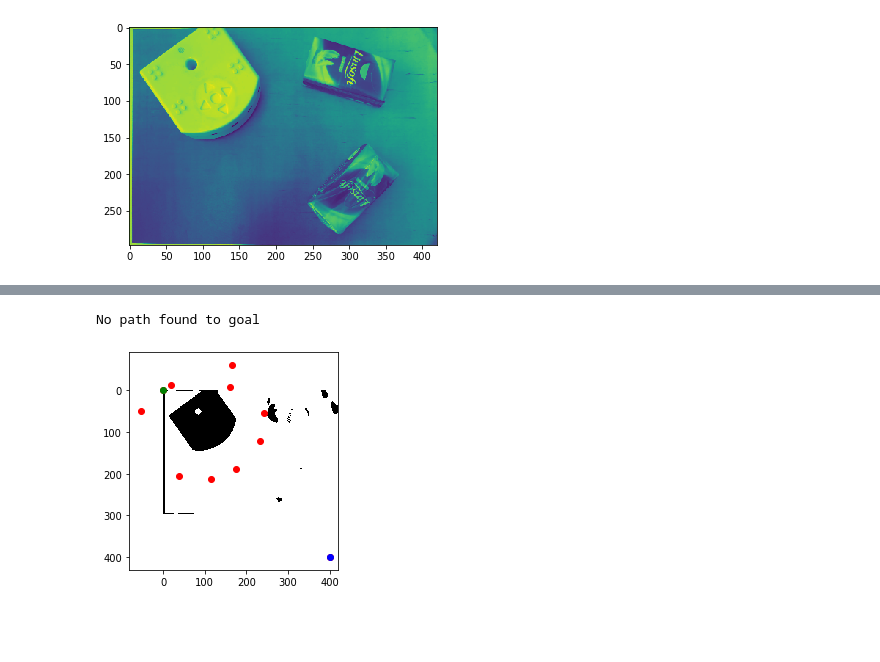
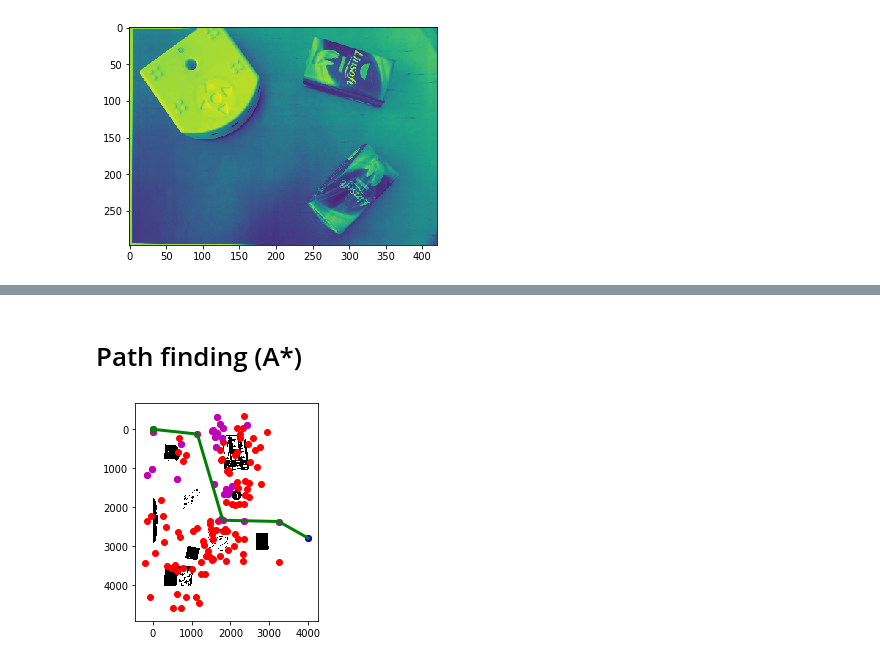
Before and after one commit to RaphLins/basics_of_MB_project, a Jupyter notebook: path_planning_A_star.ipynb, the cells around one changed output, grey strips where cells are left out. Cells and saved outputs as stored; diff of their text form; code cells hidden in the pictures; blank space fills up the shorter version.

Commit message:
A star cleanup

```diff
--- a/path_planning_A_star.ipynb
+++ b/path_planning_A_star.ipynb
@@ -34,5 +36,6 @@ n= len(board)
 for i in range(n):
     vertice1 = board[i][0]
     vertice2 = board[(i+1)%n][0]
-    plt.plot((vertice1[0], vertice2[0]), (vertice1[1], vertice2[1]), 'b')
+    plt.scatter(vertice1[0], vertice1[1], c='r')
+    plt.plot((vertice1[0], vertice2[0]), (vertice1[1], vertice2[1]), 'r')
 # %% [output]
@@ -197,0 +205,7 @@ for node in graph:
+# %%
+plt.imshow(threshold, cmap='Greys')
+
+graph = Graph(way_points)
+
+for node in graph.nodes:
+    node.plot()
@@ -198,3 +214,5 @@ for node in graph:
+# %% [markdown]
+# Path finding (A*)
 # %%
 def distance(node1, node2):
     return sqrt((node1.x-node2.x)**2 + (node1.y - node2.y)**2)
@@ -202,6 +220,10 @@ def distance(node1, node2):
 ### path computation
 
 def A_Star(start, goal, h):
+    for node in graph.nodes:
+        node.gScore = np.inf
+        node.fScore = np.inf
+
     openSet = [start]
     start.gScore = 0
     closedSet = []
@@ -213,46 +235,57 @@ def A_Star(start, goal, h):
         if current == goal:
             path = [current]
             while current in cameFrom.keys():
                 path.insert(0, cameFrom[current])
                 current=cameFrom[current]
-            return path
+            return path, closedSet
 
         openSet.remove(current)
         closedSet.append(current)
 
         for neighbour in current.neighbours:
             if neighbour in closedSet:
                 continue
 
             tentative_gScore = current.gScore + distance(current, neighbour)
 
             if neighbour not in openSet:
                 openSet.append(neighbour)
 
             if tentative_gScore < neighbour.gScore:
                 cameFrom[neighbour] = current
                 neighbour.gScore = tentative_gScore
                 neighbour.fScore = neighbour.gScore + h(neighbour)
     print("No path found to goal")
-    return None
+    return None, closedSet
 
-h = lambda node: distance(node, end)
+def compute_path(start, goal, graph):
+    graph.add_new_node(start)
+    graph.add_new_node(goal)
 
-path = A_Star(start, end, h)
+    h = lambda node: distance(node, goal)
+    path, closedSet = A_Star(start, goal, h)
+
+    # draw
+    for node in graph.nodes:
+        node.plot()
+    for node in closedSet:
+        node.plot('m')
+    if path!=None:
+        for i in range(len(path)-1):
+            x, y = path[i].get_pos()
+            x_end, y_end = path[i+1].get_pos()
+            plt.plot((x, x_end), (y, y_end), 'g', linewidth=3)
+    start.plot('g')
+    goal.plot('b')
+
+    return path
 
 
 plt.imshow(threshold, cmap='Greys')
-for node in graph:
-    node.plot()
-start.plot('g')
-end.plot('b')
 
-# draw
-if path!=None:
-    for i in range(len(path)-1):
-        x, y = path[i].get_pos()
-        x_end, y_end = path[i+1].get_pos()
-        plt.plot((x, x_end), (y, y_end), 'g', linewidth=3)
+start = Node(0, 0)
+goal = Node(4000, 2800)
+
+path = compute_path(start, goal, graph)
 # %% [output]
-No path found to goal
-[figure, old version]
+[figure, new version]
```
Also changed, not shown: parts of 7 cells of this notebook.
